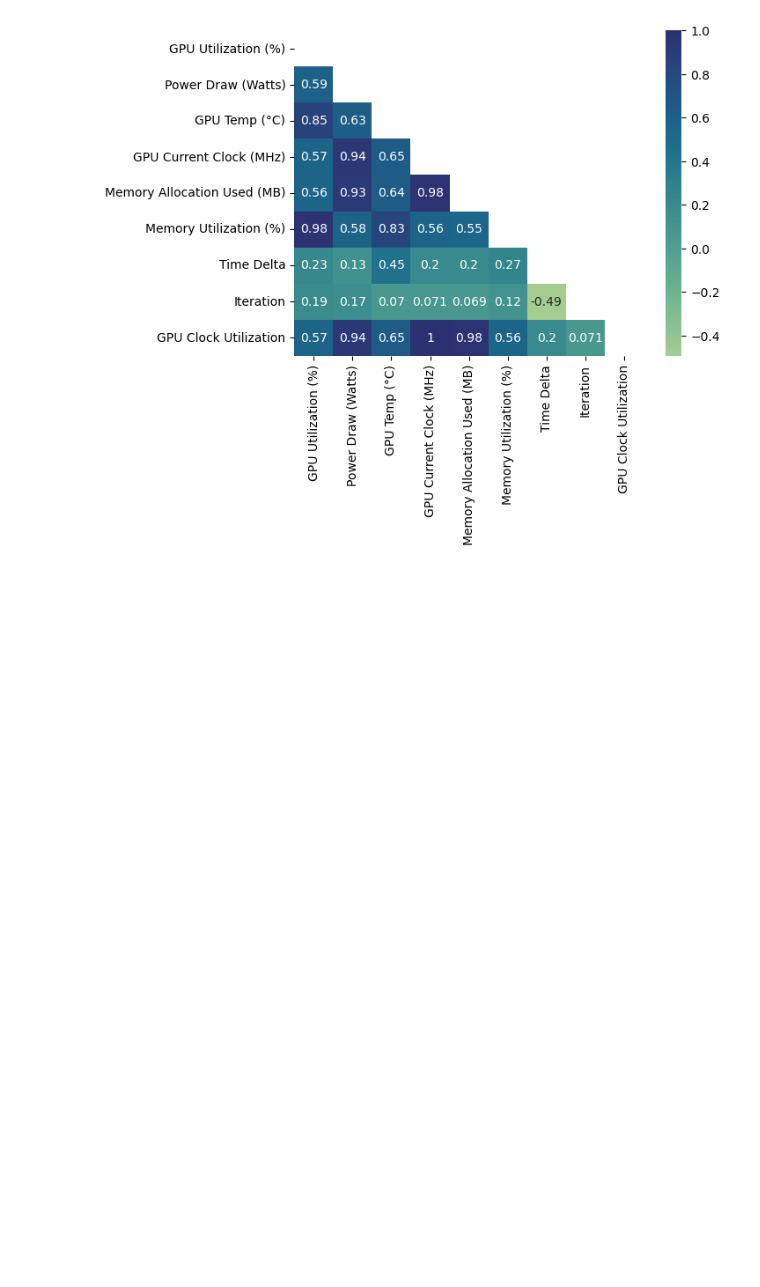
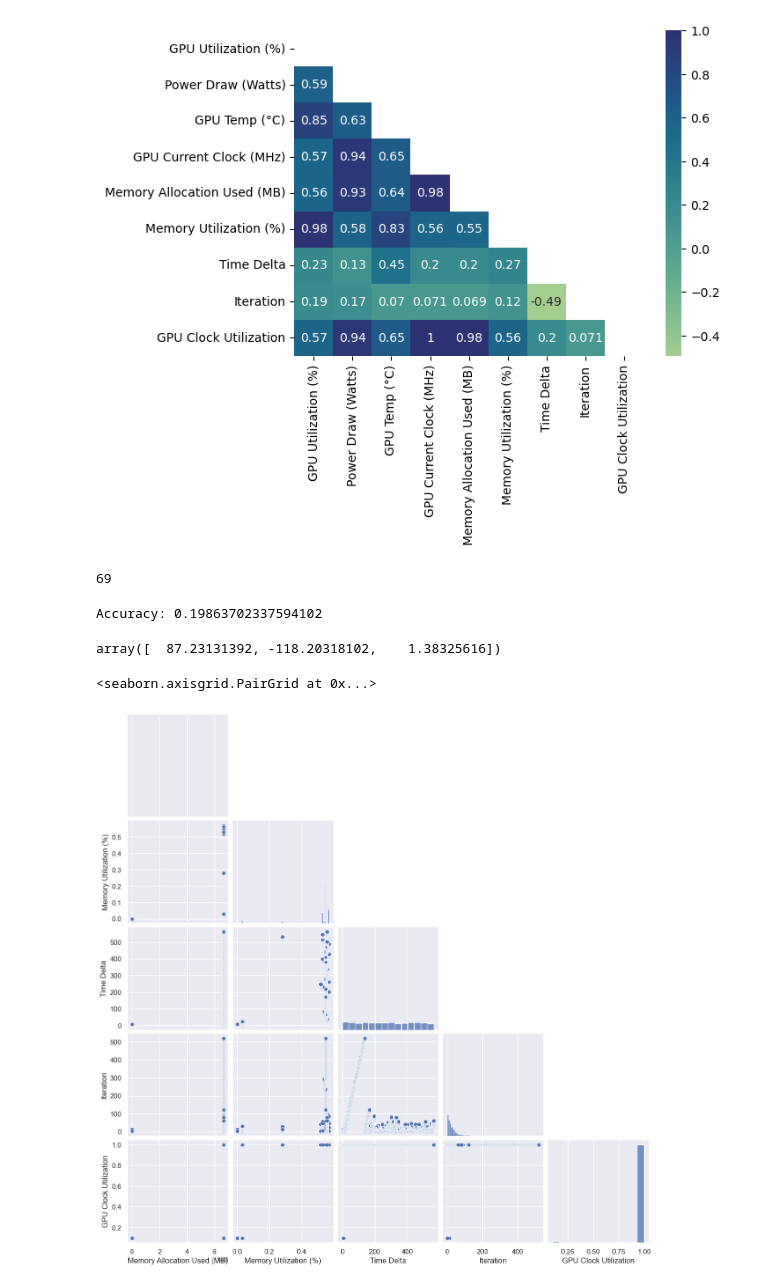
Before and after one commit to alt-rahul/5g-edge-app, a Jupyter notebook: model/lasso.ipynb, the cells around one changed output. Saved outputs shown, nothing was run; the diff lists cells and outputs as text; code cells hidden in the pictures; blank space fills up the shorter version.

Commit message:
lasso model is pretty bad but made some nice pair plots

```diff
--- a/model/lasso.ipynb
+++ b/model/lasso.ipynb
@@ -60,3 +61,27 @@ mask = np.triu(np.ones_like(live.corr(), dtype=bool))
 heatmap = sns.heatmap(live.corr(), mask=mask, annot=True, cmap="crest")
 # %% [output]
 [figure]
+# %%
+len(X)
+# %% [output]
+69
+# %%
+lcv = LassoCV(cv=3)
+lcv.fit(X_train, y_train)
+score = lcv.score(X_test, y_test)
+print(f"Accuracy: {score}")
+# %% [output]
+Accuracy: 0.19863702337594102
+# %%
+lcv.coef_
+# %% [output]
+array([  87.23131392, -118.20318102,    1.38325616])
+# %%
+sns.set_theme()
+# g = sns.PairGrid(live.iloc[:, 4:], corner=True)
+# g.map(sns.scatterplot)
+
+sns.pairplot(live.iloc[:, 4:], corner=True)
+# %% [output]
+<seaborn.axisgrid.PairGrid at 0x...>
+[figure, added]
```
Also changed, not shown: parts of 1 cell of this notebook.
